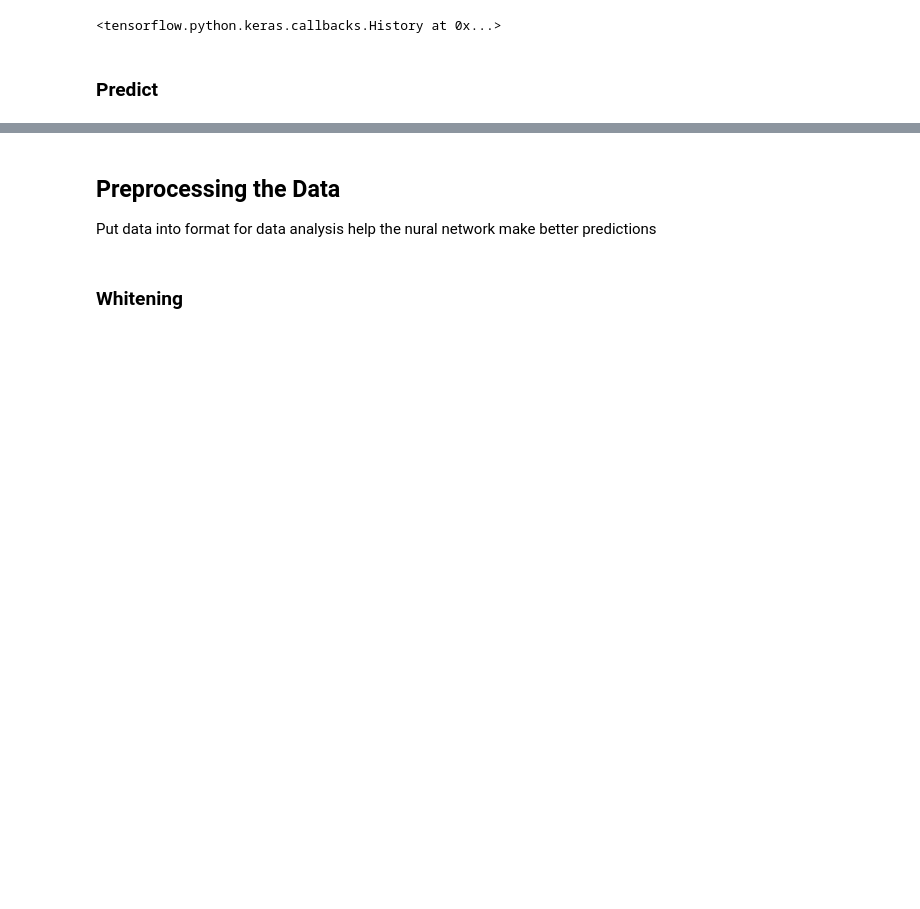
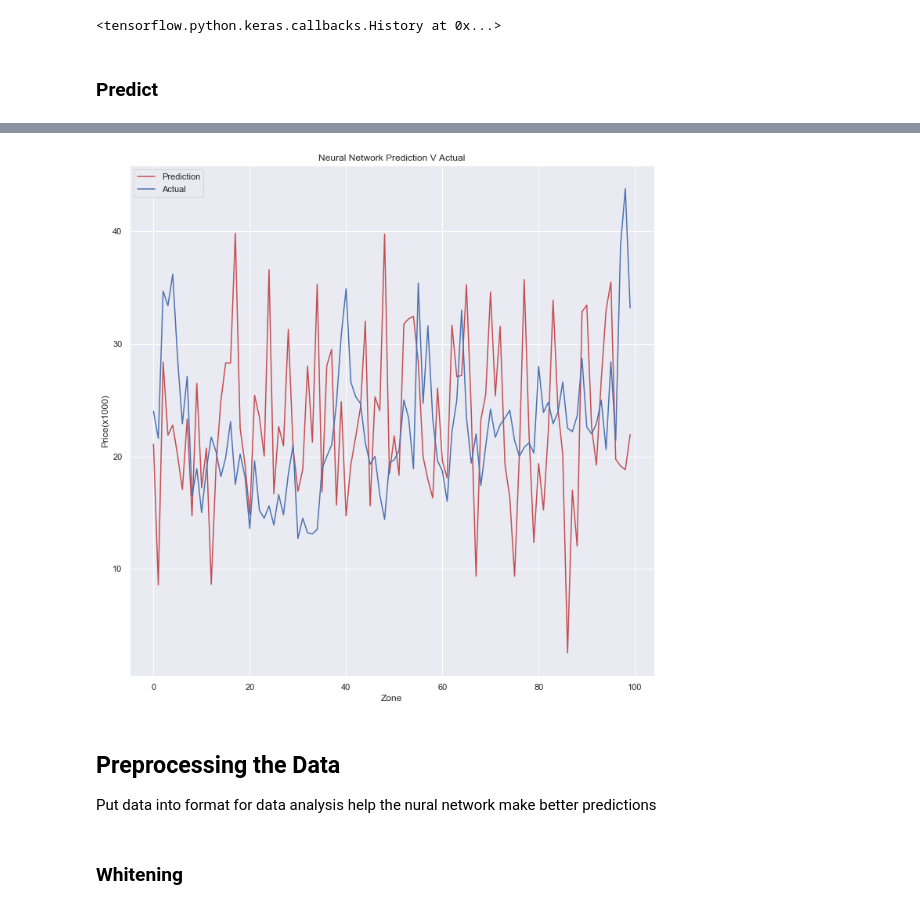
Before and after one commit to GraceAKelly/Machine_learning, a Jupyter notebook: Machine_Learning.ipynb, the cells around one changed output, grey strips where cells are left out. Cells and saved outputs as stored; diff of their text form; code cells hidden in the pictures; blank space fills up the shorter version.

```diff
--- a/Machine_Learning.ipynb
+++ b/Machine_Learning.ipynb
@@ -587,7 +587,7 @@ array([[-25.507355]], dtype=float32)
 ### Train
 # %%
 # Train the neural network.
-m.fit(inputs_train, output_train, epochs=15, batch_size=10)
+m.fit(inputs_train, output_train, epochs=500, batch_size=20)
 # %% [output]
 WARNING:tensorflow:Falling back from v2 loop because of error: Failed to find data adapter that can handle input: <class 'pandas.core.frame.DataFrame'>, <class 'NoneType'>
 Train on 404 samples
@@ -614,5 +614,6 @@ Epoch 15/15
 # %% [markdown]
 ### Predict
 # %%
-m.predict(inputs_test.as_matrix()[0:1])
+p = m.predict(inputs_test.as_matrix())
+p
 # %% [output]
@@ -641,3 +637,15 @@ plt.plot(x, y, 'k.')
+# %%
+#Plot of actual v predicted price of first 100 data points
+plt.figure(figsize=(12, 12))
+plt.plot(p[:100], 'r-', label ='Predicted MEDV')
+plt.plot(output[:100], 'b', label = 'Actual MEDV')
+plt.title("Predicted Prices vs Actual Prices")
+plt.ylabel("Price(1000's)")
+plt.xlabel("Zone")
+plt.legend(["Prediction", "Actual"], loc="upper left")
+plt.show()
+# %% [output]
+[figure, added]
 # %% [markdown]
 ## Preprocessing the Data
 Put data into format for data analysis help the nural network make better predictions
```
Also changed, not shown: parts of 19 cells of this notebook.
